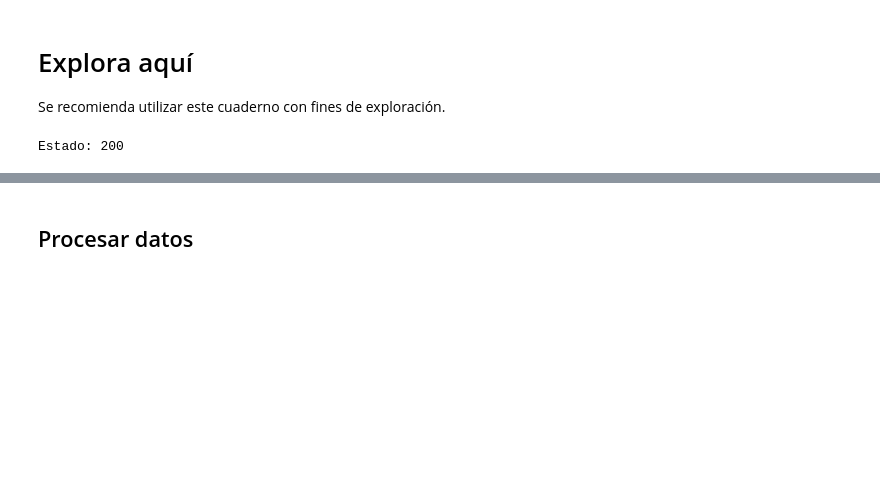
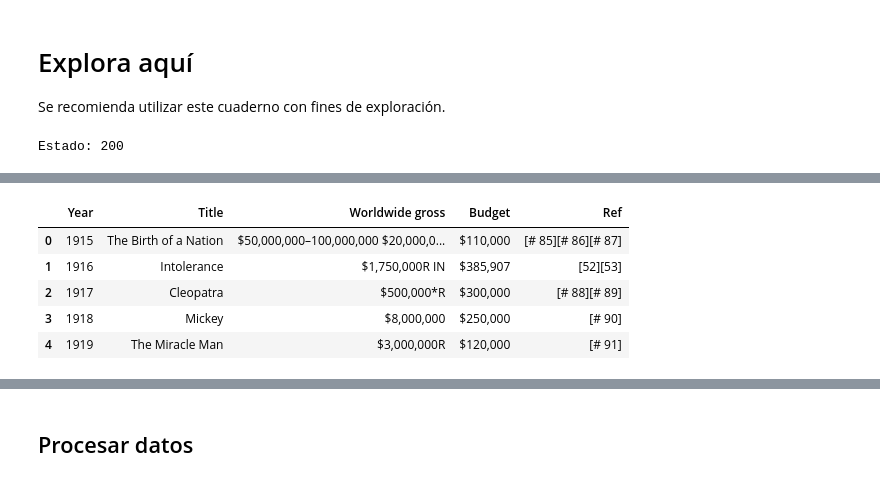
Before and after one commit to pcaliman2/11_web-scraping-project-tutorial, a Jupyter notebook: src/explore.es.ipynb, the cells around one changed output, grey strips where cells are left out. Drawn from its saved outputs; the diff is of its cells as text; code cells hidden in the pictures; blank space fills up the shorter version.

```diff
--- a/src/explore.es.ipynb
+++ b/src/explore.es.ipynb
@@ -38,0 +48,10 @@ df.head()  # Muestra las primeras 5 filas
+# %%
+df = tables[2]
+df.head()
+# %% [output]
+|  | Year | Title | Worldwide gross | Budget | Ref |
+| 0 | 1915 | The Birth of a Nation | $50,000,000–100,000,000 $20,000,0... | $110,000 | [# 85][# 86][# 87] |
+| 1 | 1916 | Intolerance | $1,750,000R IN | $385,907 | [52][53] |
+| 2 | 1917 | Cleopatra | $500,000*R | $300,000 | [# 88][# 89] |
+| 3 | 1918 | Mickey | $8,000,000 | $250,000 | [# 90] |
+| 4 | 1919 | The Miracle Man | $3,000,000R | $120,000 | [# 91] |
```
Also changed, not shown: parts of 18 cells of this notebook, 3 other files.
